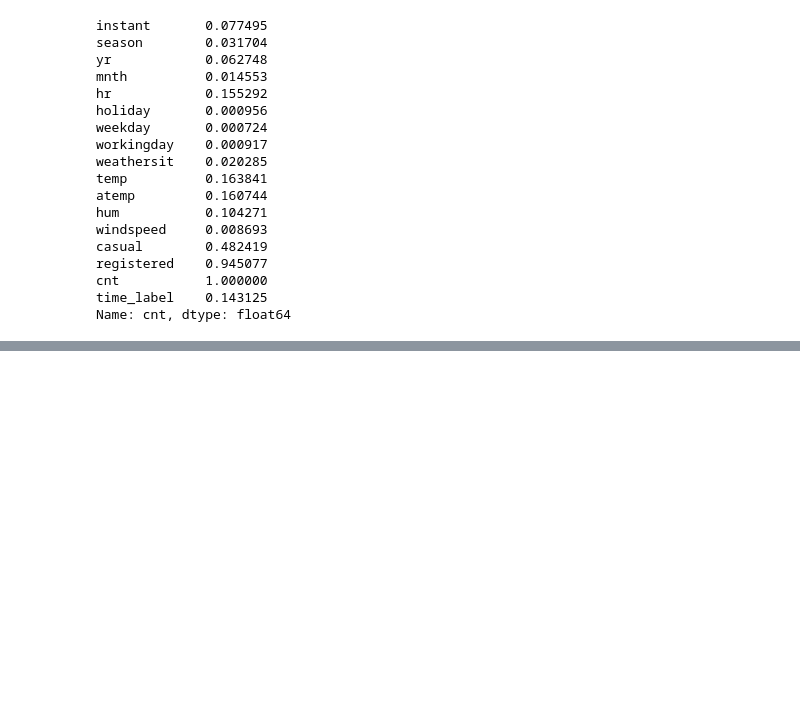
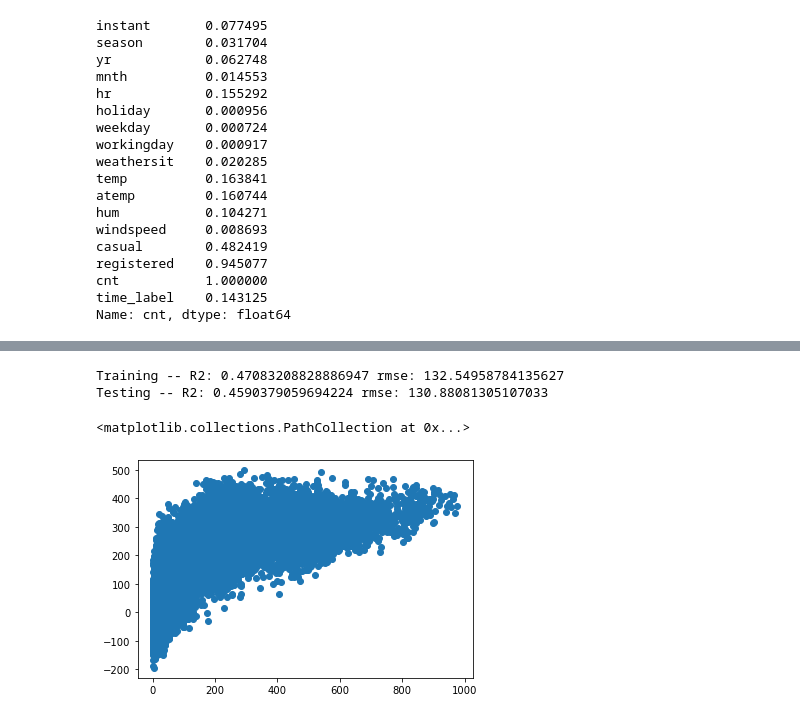
Before and after one commit to kobetryz/machine_learning_projects, a Jupyter notebook: Bike sharing/Bike rentals prediction.ipynb, the cells around one changed output, grey strips where cells are left out. Saved outputs shown, nothing was run; the diff lists cells and outputs as text; code cells hidden in the pictures; blank space fills up the shorter version.

```diff
--- a/Bike sharing/Bike rentals prediction.ipynb
+++ b/Bike sharing/Bike rentals prediction.ipynb
@@ -189,0 +225,10 @@ Name: cnt, dtype: float64
+# %%
+bike_rentals.columns.to_list()
+cols_to_remove = ['cnt','registered','casual','dteday', 'instant']
+predict_cols = []
+for i in bike_rentals.columns.to_list():
+    if i in cols_to_remove:
+        pass
+    else:
+        predict_cols.append(i)
+predict_cols
@@ -189,0 +249,17 @@ Name: cnt, dtype: float64
+# %%
+X_train, X_test, y_train, y_test = train_test_split(bike_rentals[predict_cols], bike_rentals.cnt, test_size=0.2, random_state=42)
+# %%
+## Linear regression
+lin_mod = LinearRegression()
+lin_mod.fit(X_train,y_train)
+train_pred=lin_mod.predict(X_train)
+test_pred = lin_mod.predict(X_test)
+
+print('Training -- R2:', r2_score(y_train, train_pred), 'rmse:', mean_squared_error(y_train, train_pred)**0.5)
+print('Testing -- R2:', r2_score(y_test, test_pred), 'rmse:', mean_squared_error(y_test, test_pred)**0.5)
+plt.scatter(y_train, train_pred)
+# %% [output]
+Training -- R2: 0.47083208828886947 rmse: 132.54958784135627
+Testing -- R2: 0.4590379059694224 rmse: 130.88081305107033
+<matplotlib.collections.PathCollection at 0x...>
+[figure, added]
```
Also changed, not shown: parts of 11 cells of this notebook.
